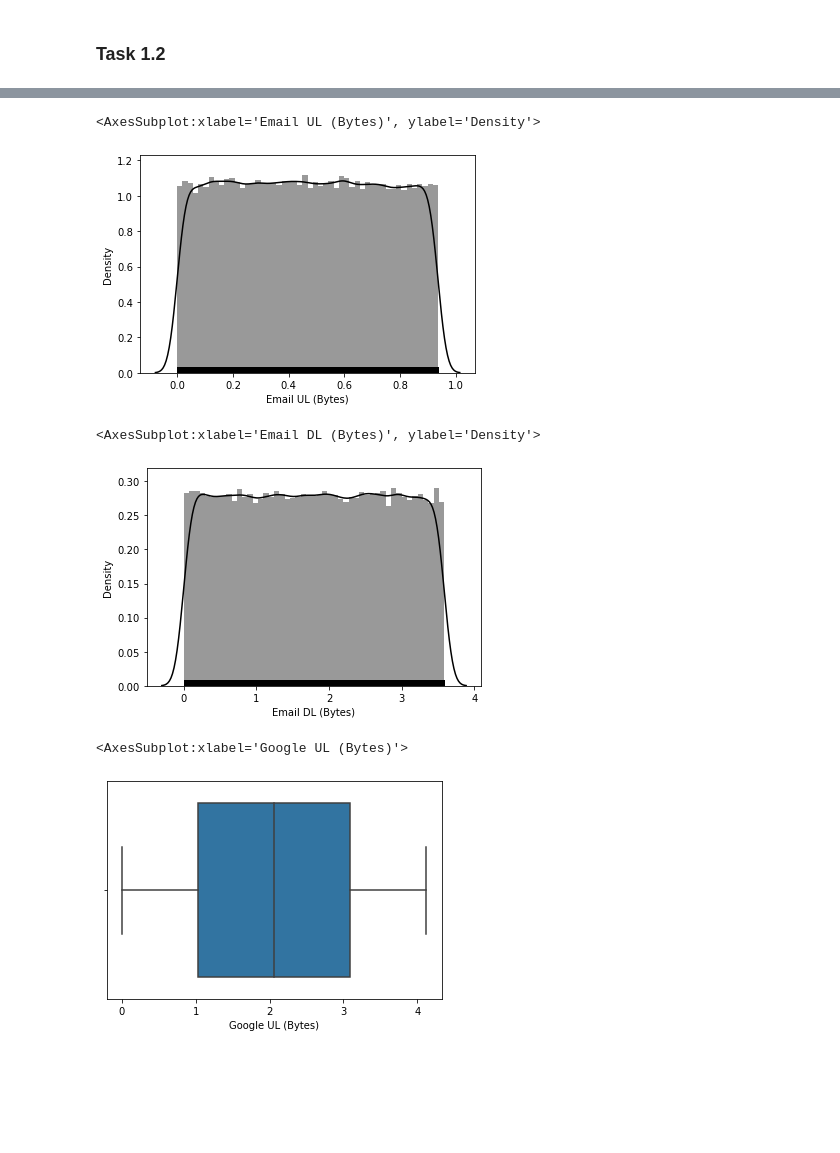
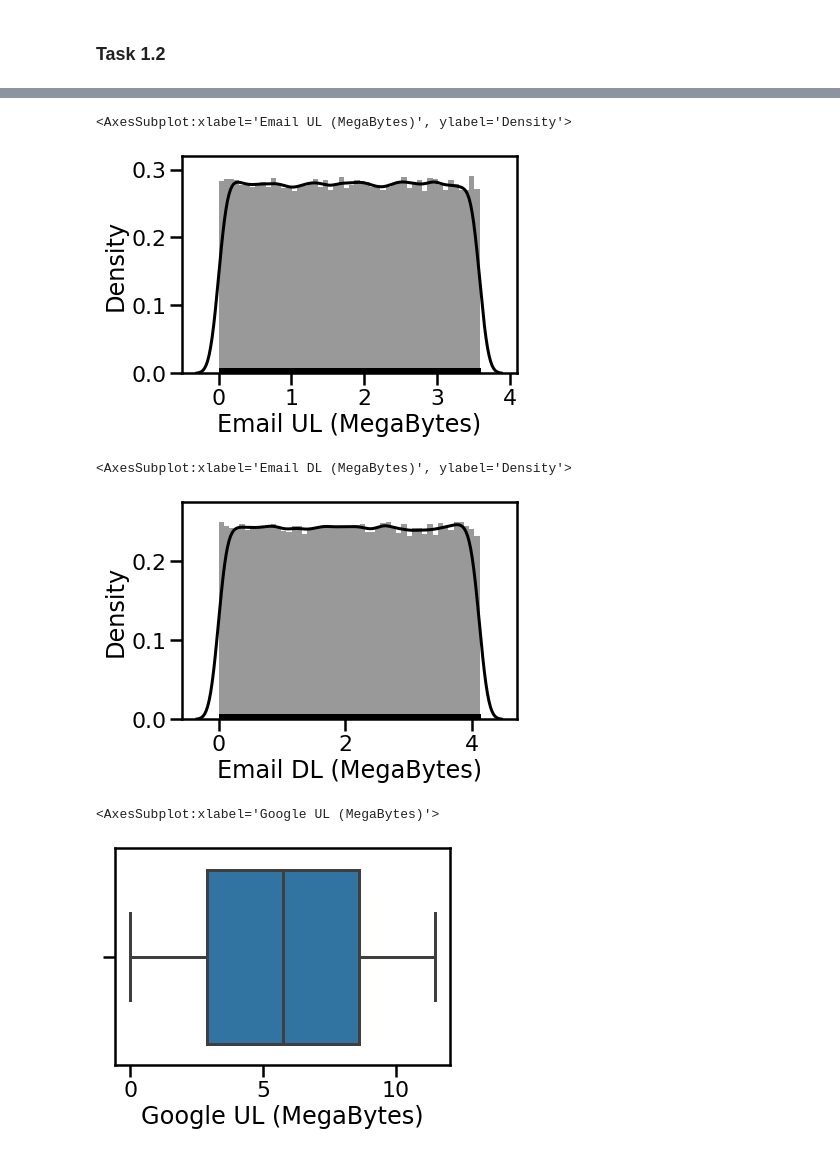
Before and after one commit to KutashiMA/Telecom_User_Analytics, a Jupyter notebook: User_Analytics.ipynb, the cells around one changed output, grey strips where cells are left out. Drawn from its saved outputs; the diff is of its cells as text; code cells hidden in the pictures; blank space fills up the shorter version.

```diff
--- a/User_Analytics.ipynb
+++ b/User_Analytics.ipynb
@@ -695,3 +705,4 @@ sns.stripplot(y=n_df['Gaming UL (Bytes)'])
 # %%
-sns.stripplot(y=n_df['Gaming DL (Bytes)'])
+sns.stripplot(y=n_df['Gaming DL (MegaBytes)'], palette=("Blues_d"))
+sns.set_context("poster")
 # %% [output]
@@ -700,3 +710,4 @@ sns.stripplot(y=n_df['Gaming DL (Bytes)'])
 # %%
-sns.kdeplot(x=n_df['Netflix UL (Bytes)'], shade=True)
+sns.kdeplot(x=n_df['Netflix UL (MegaBytes)'], palette=("Blues_d"), shade=True)
+sns.set_context("poster")
 # %% [output]
@@ -705,3 +715,4 @@ sns.kdeplot(x=n_df['Netflix UL (Bytes)'], shade=True)
 # %%
-sns.kdeplot(x=n_df['Netflix DL (Bytes)'], shade=True)
+sns.kdeplot(x=n_df['Netflix DL (MegaBytes)'], palette=("Blues_d"), shade=True)
+sns.set_context("poster")
 # %% [output]
@@ -710,3 +720,4 @@ sns.kdeplot(x=n_df['Netflix DL (Bytes)'], shade=True)
 # %%
-sns.distplot(n_df['Youtube UL (Bytes)'], rug=True, hist=False)
+sns.distplot(n_df['Youtube UL (MegaBytes)'],rug=True, hist=False)
+sns.set_context("poster")
 # %% [output]
@@ -720,16 +730,16 @@ sns.distplot(n_df['Youtube DL (Bytes)'], rug=True, hist=False)
 # %%
-sns.distplot(n_df['Email UL (Bytes)'], rug=True, color='black')
+sns.distplot(n_df['Email UL (MegaBytes)'], rug=True, color='black')
 # %% [output]
-<AxesSubplot:xlabel='Email UL (Bytes)', ylabel='Density'>
+<AxesSubplot:xlabel='Email UL (MegaBytes)', ylabel='Density'>
-[figure, old version]
+[figure, new version]
 # %%
-sns.distplot(n_df['Email DL (Bytes)'], rug=True, color='black')
+sns.distplot(n_df['Email DL (MegaBytes)'], rug=True, color='black')
 # %% [output]
-<AxesSubplot:xlabel='Email DL (Bytes)', ylabel='Density'>
+<AxesSubplot:xlabel='Email DL (MegaBytes)', ylabel='Density'>
-[figure, old version]
+[figure, new version]
 # %%
-sns.boxplot(n_df['Google UL (Bytes)'])
+sns.boxplot(n_df['Google UL (MegaBytes)'])
 # %% [output]
-<AxesSubplot:xlabel='Google UL (Bytes)'>
+<AxesSubplot:xlabel='Google UL (MegaBytes)'>
-[figure, old version]
+[figure, new version]
 # %%
```
Also changed, not shown: parts of 43 cells of this notebook.
